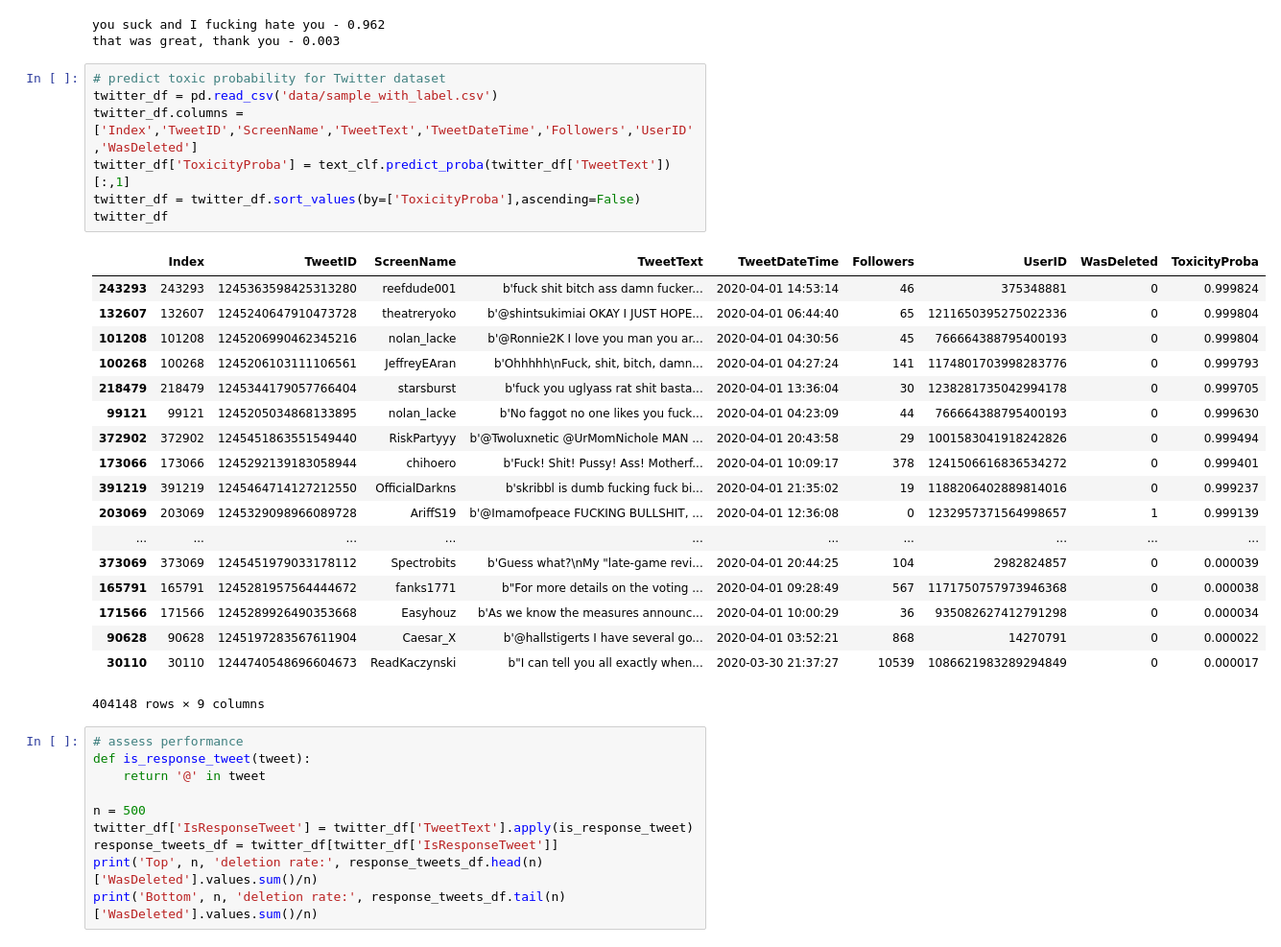
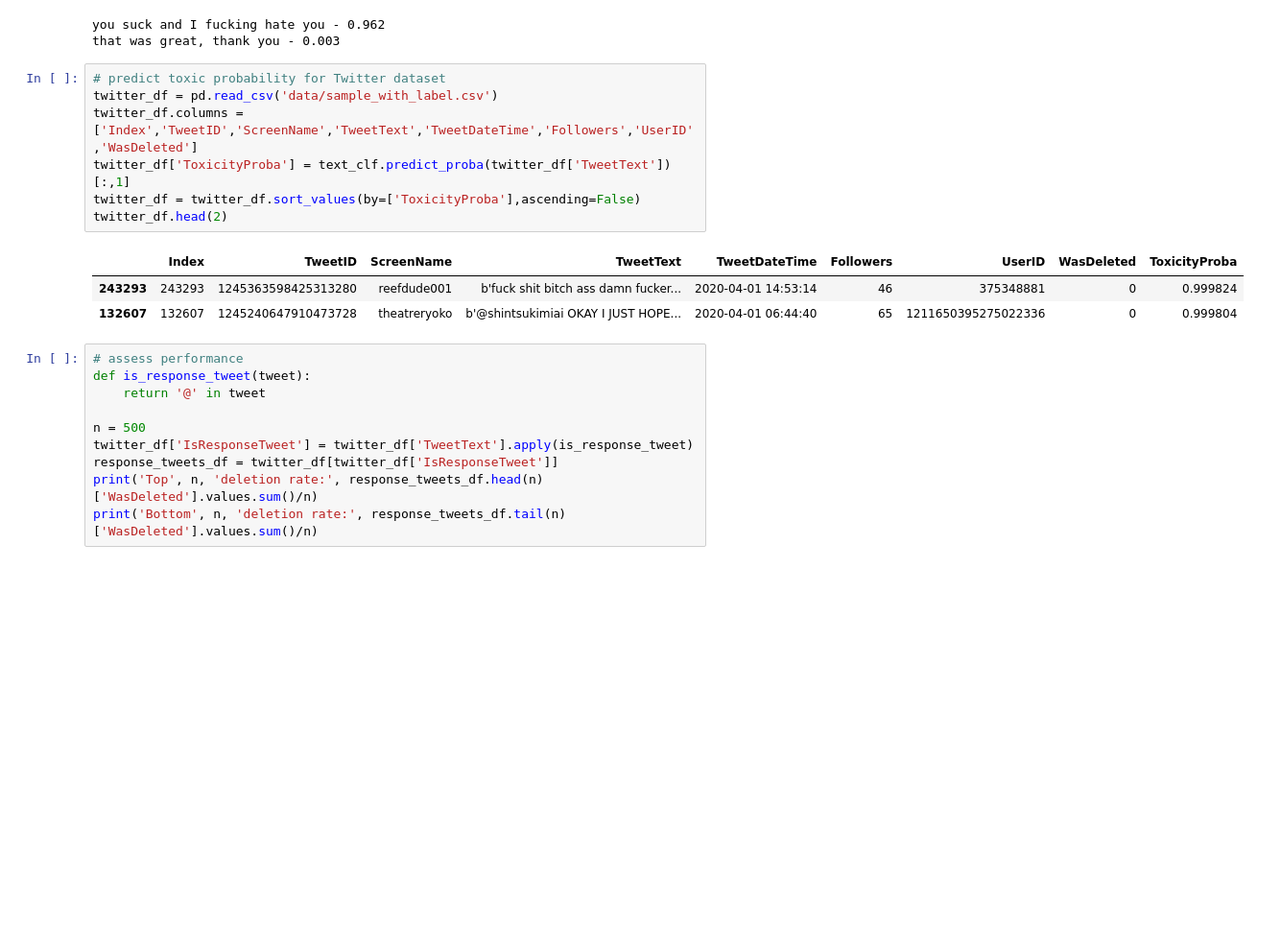
Before and after one commit to atwong88/TwitterToxicityDetection, a Jupyter notebook: Project.ipynb, the cells around one changed output. Shown: that part at 96% size. Drawn from its saved outputs; the diff is of its cells as text; blank space fills up the shorter version.

Commit message:
reduced table size

```diff
--- a/Project.ipynb
+++ b/Project.ipynb
@@ -204,29 +204,14 @@ that was great, thank you - 0.003
 # %%
 # predict toxic probability for Twitter dataset
 twitter_df = pd.read_csv('data/sample_with_label.csv')
 twitter_df.columns = ['Index','TweetID','ScreenName','TweetText','TweetDateTime','Followers','UserID','WasDeleted']
 twitter_df['ToxicityProba'] = text_clf.predict_proba(twitter_df['TweetText'])[:,1]
 twitter_df = twitter_df.sort_values(by=['ToxicityProba'],ascending=False)
-twitter_df
+twitter_df.head(2)
 # %% [output]
 |  | Index | TweetID | ScreenName | TweetText | TweetDateTime | Followers | UserID | WasDeleted | ToxicityProba |
 | 243293 | 243293 | 1245363598425313280 | reefdude001 | b'fuck shit bitch ass damn fucker... | 2020-04-01 14:53:14 | 46 | 375348881 | 0 | 0.999824 |
 | 132607 | 132607 | 1245240647910473728 | theatreryoko | b'@shintsukimiai OKAY I JUST HOPE... | 2020-04-01 06:44:40 | 65 | 1211650395275022336 | 0 | 0.999804 |
-| 101208 | 101208 | 1245206990462345216 | nolan_lacke | b'@Ronnie2K I love you man you ar... | 2020-04-01 04:30:56 | 45 | 766664388795400193 | 0 | 0.999804 |
-| 100268 | 100268 | 1245206103111106561 | JeffreyEAran | b'Ohhhhh\nFuck, shit, bitch, damn... | 2020-04-01 04:27:24 | 141 | 1174801703998283776 | 0 | 0.999793 |
-| 218479 | 218479 | 1245344179057766404 | starsburst | b'fuck you uglyass rat shit basta... | 2020-04-01 13:36:04 | 30 | 1238281735042994178 | 0 | 0.999705 |
-| 99121 | 99121 | 1245205034868133895 | nolan_lacke | b'No faggot no one likes you fuck... | 2020-04-01 04:23:09 | 44 | 766664388795400193 | 0 | 0.999630 |
-| 372902 | 372902 | 1245451863551549440 | RiskPartyyy | b'@Twoluxnetic @UrMomNichole MAN ... | 2020-04-01 20:43:58 | 29 | 1001583041918242826 | 0 | 0.999494 |
-| 173066 | 173066 | 1245292139183058944 | chihoero | b'Fuck! Shit! Pussy! Ass! Motherf... | 2020-04-01 10:09:17 | 378 | 1241506616836534272 | 0 | 0.999401 |
-| 391219 | 391219 | 1245464714127212550 | OfficialDarkns | b'skribbl is dumb fucking fuck bi... | 2020-04-01 21:35:02 | 19 | 1188206402889814016 | 0 | 0.999237 |
-| 203069 | 203069 | 1245329098966089728 | AriffS19 | b'@Imamofpeace FUCKING BULLSHIT, ... | 2020-04-01 12:36:08 | 0 | 1232957371564998657 | 1 | 0.999139 |
-| ... | ... | ... | ... | ... | ... | ... | ... | ... | ... |
-| 373069 | 373069 | 1245451979033178112 | Spectrobits | b'Guess what?\nMy "late-game revi... | 2020-04-01 20:44:25 | 104 | 2982824857 | 0 | 0.000039 |
-| 165791 | 165791 | 1245281957564444672 | fanks1771 | b"For more details on the voting ... | 2020-04-01 09:28:49 | 567 | 1171750757973946368 | 0 | 0.000038 |
-| 171566 | 171566 | 1245289926490353668 | Easyhouz | b'As we know the measures announc... | 2020-04-01 10:00:29 | 36 | 935082627412791298 | 0 | 0.000034 |
-| 90628 | 90628 | 1245197283567611904 | Caesar_X | b'@hallstigerts I have several go... | 2020-04-01 03:52:21 | 868 | 14270791 | 0 | 0.000022 |
-| 30110 | 30110 | 1244740548696604673 | ReadKaczynski | b"I can tell you all exactly when... | 2020-03-30 21:37:27 | 10539 | 1086621983289294849 | 0 | 0.000017 |
-404148 rows × 9 columns
 # %%
 # assess performance
 def is_response_tweet(tweet):
```
